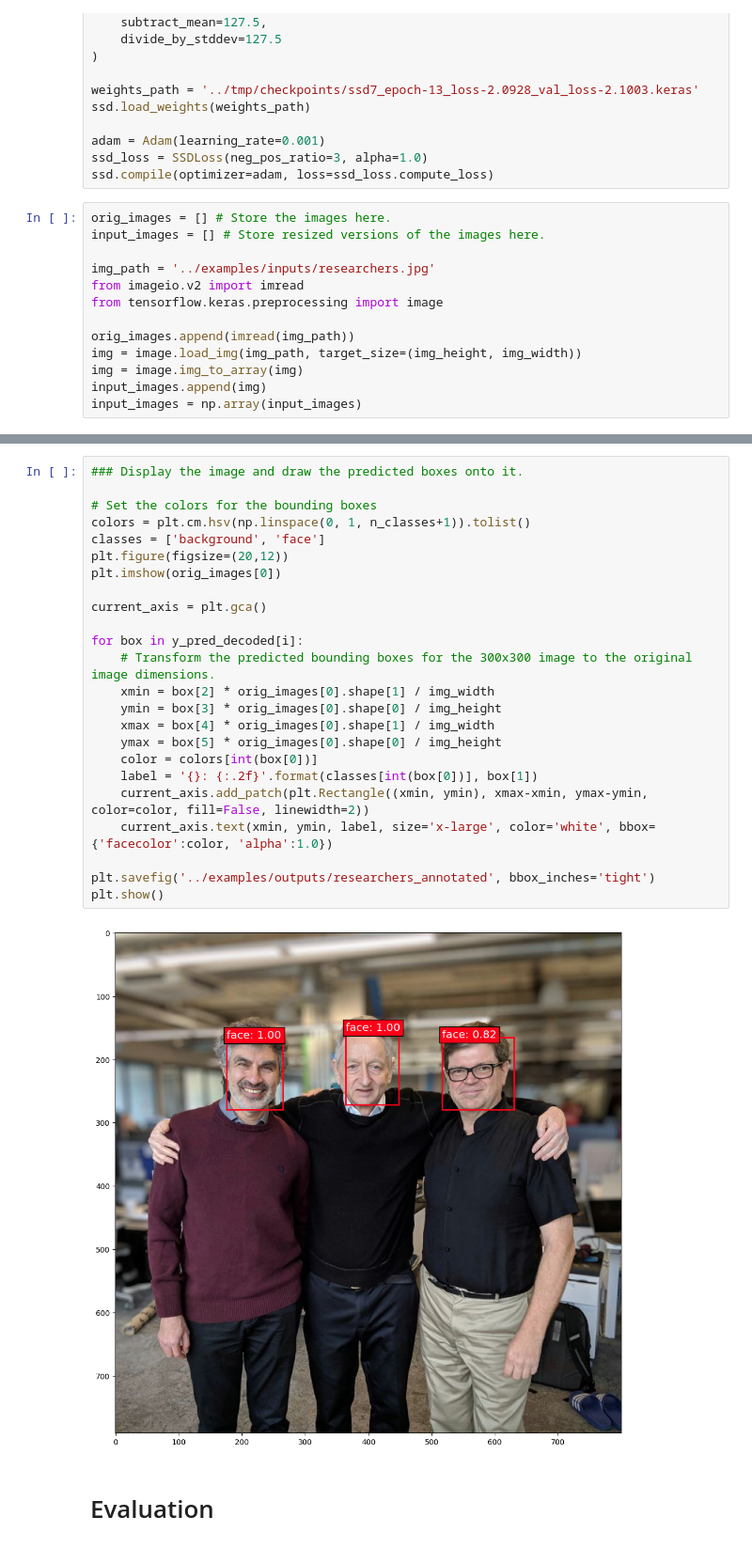
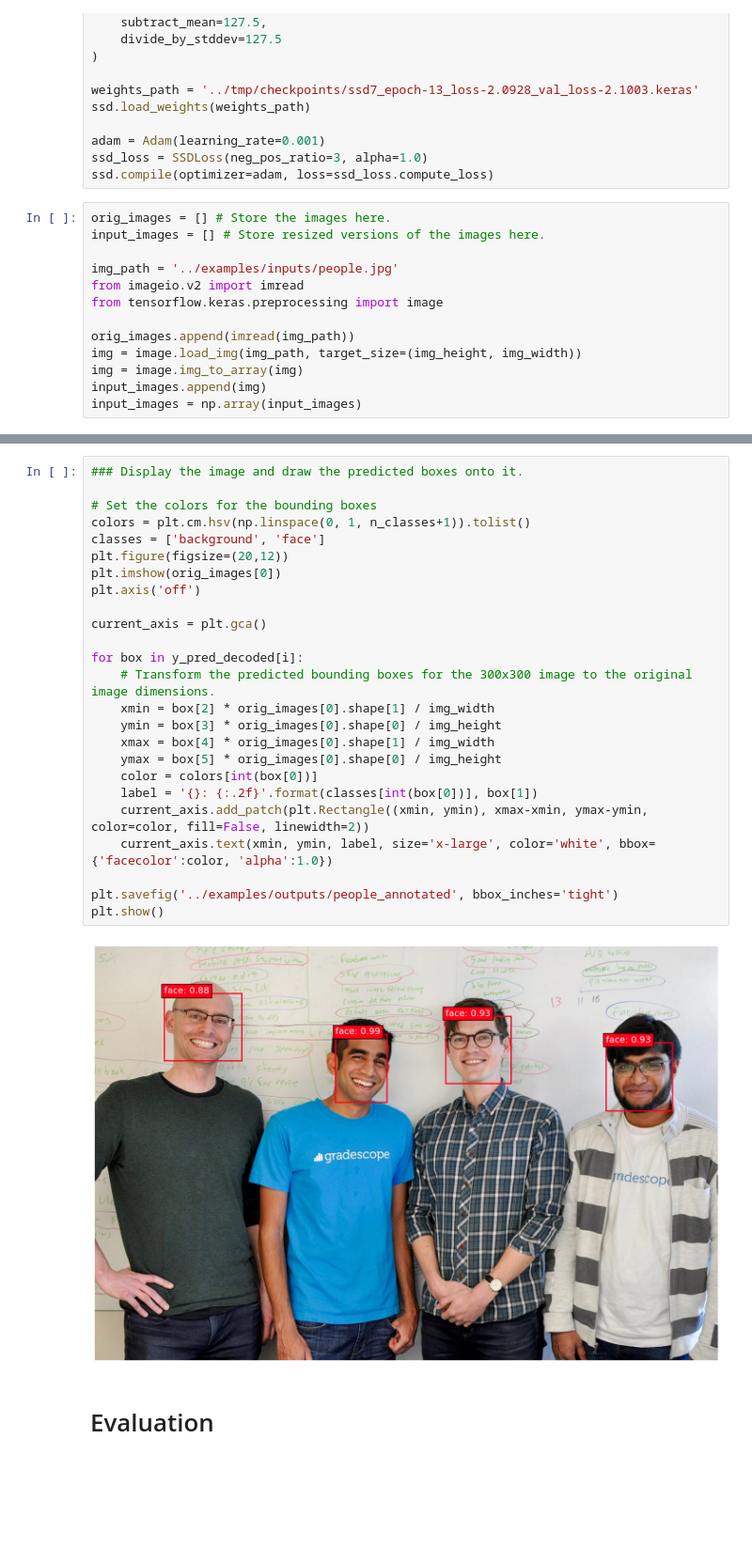
Before and after one commit to prashalruchiranga/Face-Detector, a Jupyter notebook: notebooks/inference_ssd7.ipynb, the cells around one changed output, grey strips where cells are left out. Shown at 94% size. Cells and saved outputs as stored; diff of their text form; blank space fills up the shorter version.

```diff
--- a/notebooks/inference_ssd7.ipynb
+++ b/notebooks/inference_ssd7.ipynb
@@ -60,7 +60,7 @@ ssd.compile(optimizer=adam, loss=ssd_loss.compute_loss)
 orig_images = [] # Store the images here.
 input_images = [] # Store resized versions of the images here.
 
-img_path = '../examples/inputs/researchers.jpg'
+img_path = '../examples/inputs/people.jpg'
 from imageio.v2 import imread
 from tensorflow.keras.preprocessing import image
 
@@ -101,29 +102,30 @@ Predicted boxes:
 # %%
 ### Display the image and draw the predicted boxes onto it.
 
 # Set the colors for the bounding boxes
 colors = plt.cm.hsv(np.linspace(0, 1, n_classes+1)).tolist()
 classes = ['background', 'face']
 plt.figure(figsize=(20,12))
 plt.imshow(orig_images[0])
+plt.axis('off')
 
 current_axis = plt.gca()
 
 for box in y_pred_decoded[i]:
     # Transform the predicted bounding boxes for the 300x300 image to the original image dimensions.
     xmin = box[2] * orig_images[0].shape[1] / img_width
     ymin = box[3] * orig_images[0].shape[0] / img_height
     xmax = box[4] * orig_images[0].shape[1] / img_width
     ymax = box[5] * orig_images[0].shape[0] / img_height
     color = colors[int(box[0])]
     label = '{}: {:.2f}'.format(classes[int(box[0])], box[1])
     current_axis.add_patch(plt.Rectangle((xmin, ymin), xmax-xmin, ymax-ymin, color=color, fill=False, linewidth=2))
     current_axis.text(xmin, ymin, label, size='x-large', color='white', bbox={'facecolor':color, 'alpha':1.0})
 
-plt.savefig('../examples/outputs/researchers_annotated', bbox_inches='tight')
+plt.savefig('../examples/outputs/people_annotated', bbox_inches='tight')
 plt.show()
 # %% [output]
-[figure, old version]
+[figure, new version]
 # %% [markdown]
 # Evaluation
 # %% [raw]
```
Also changed, not shown: parts of 4 cells of this notebook.
